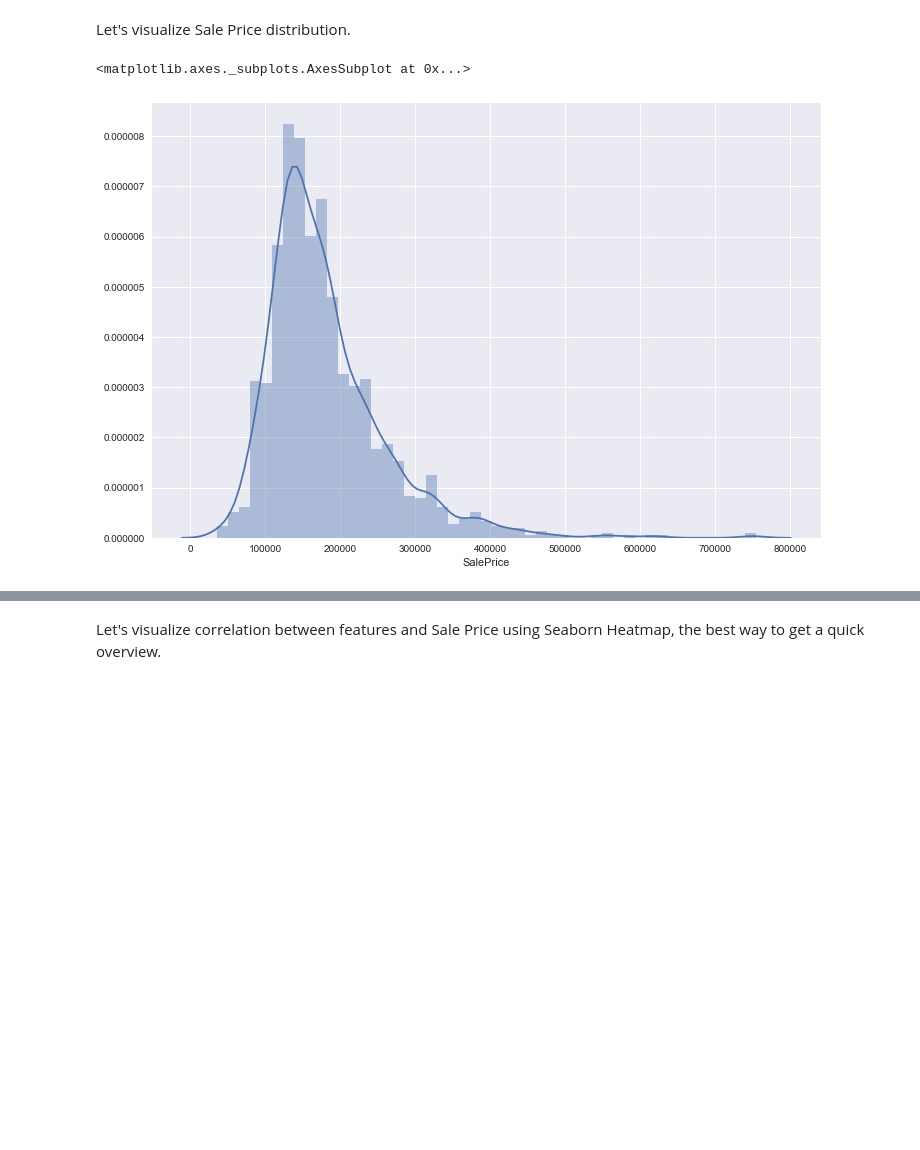
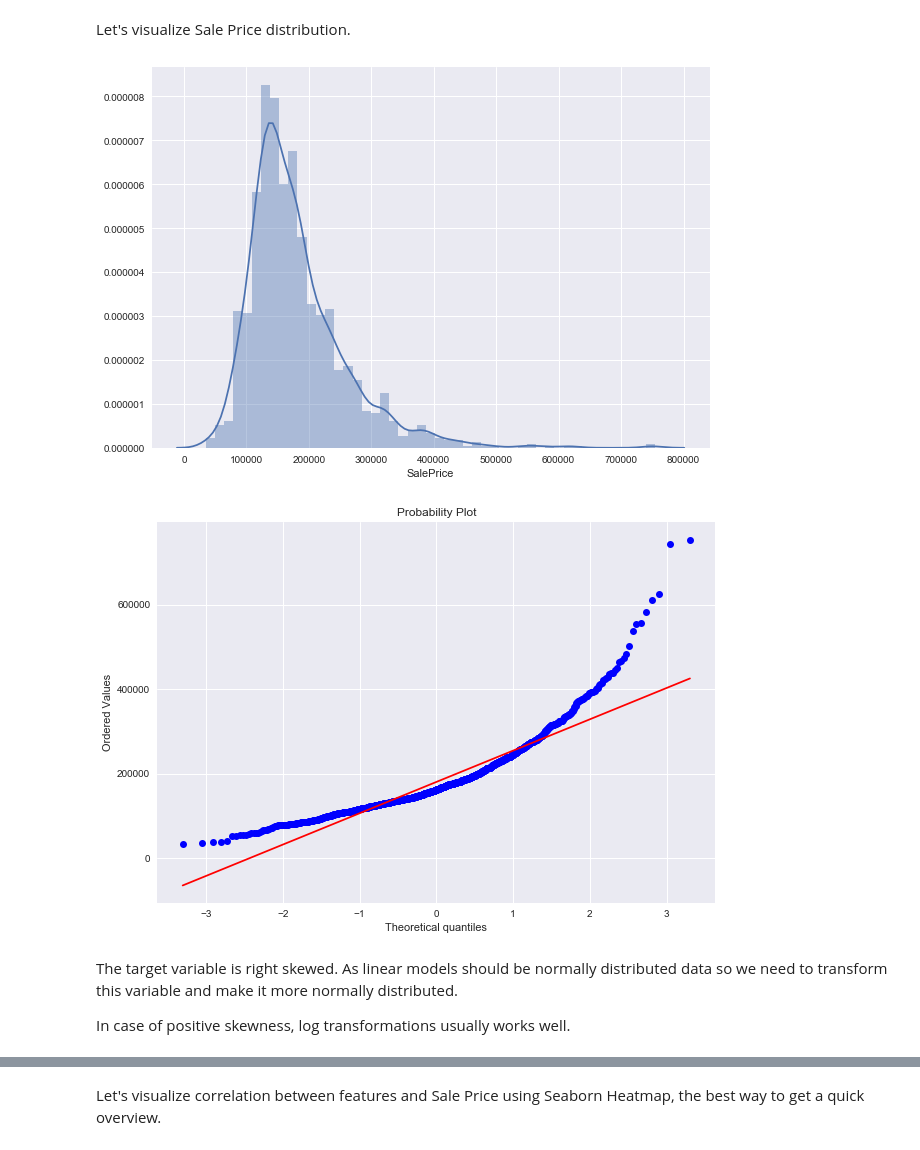
Before and after one commit to sabanasimbutt/House-Price-Prediction, a Jupyter notebook: HousePricePrediction.ipynb, the cells around one changed output, grey strips where cells are left out. Drawn from its saved outputs; the diff is of its cells as text; code cells hidden in the pictures; blank space fills up the shorter version.

```diff
--- a/HousePricePrediction.ipynb
+++ b/HousePricePrediction.ipynb
@@ -41,3 +51,5 @@ Index(['Id', 'MSSubClass', 'MSZoning', 'LotFrontage', 'LotArea', 'Street',
+# %%
+train.drop('Id', axis=1, inplace=True)
 # %% [markdown]
  A basic description of data.
 # %%
@@ -96,8 +94,15 @@ Name: SalePrice, dtype: float64
 # %% [markdown]
 Let's visualize Sale Price distribution.
 # %%
-plt.figure(figsize=[12,8])
+plt.figure(figsize=[10,7])
 sns.distplot(train['SalePrice'])
+
+fig = plt.figure(figsize=[10,7])
+res = stats.probplot(train['SalePrice'], plot=plt)
 # %% [output]
-<matplotlib.axes._subplots.AxesSubplot at 0x...>
-[figure, old version]
+[figure, new version]
+[figure, added]
+# %% [markdown]
+The target variable is right skewed. As linear models should be normally distributed data so we need to transform this variable and make it more normally distributed.
+
+In case of positive skewness, log transformations usually works well.
```
Also changed, not shown: parts of 52 cells of this notebook.
